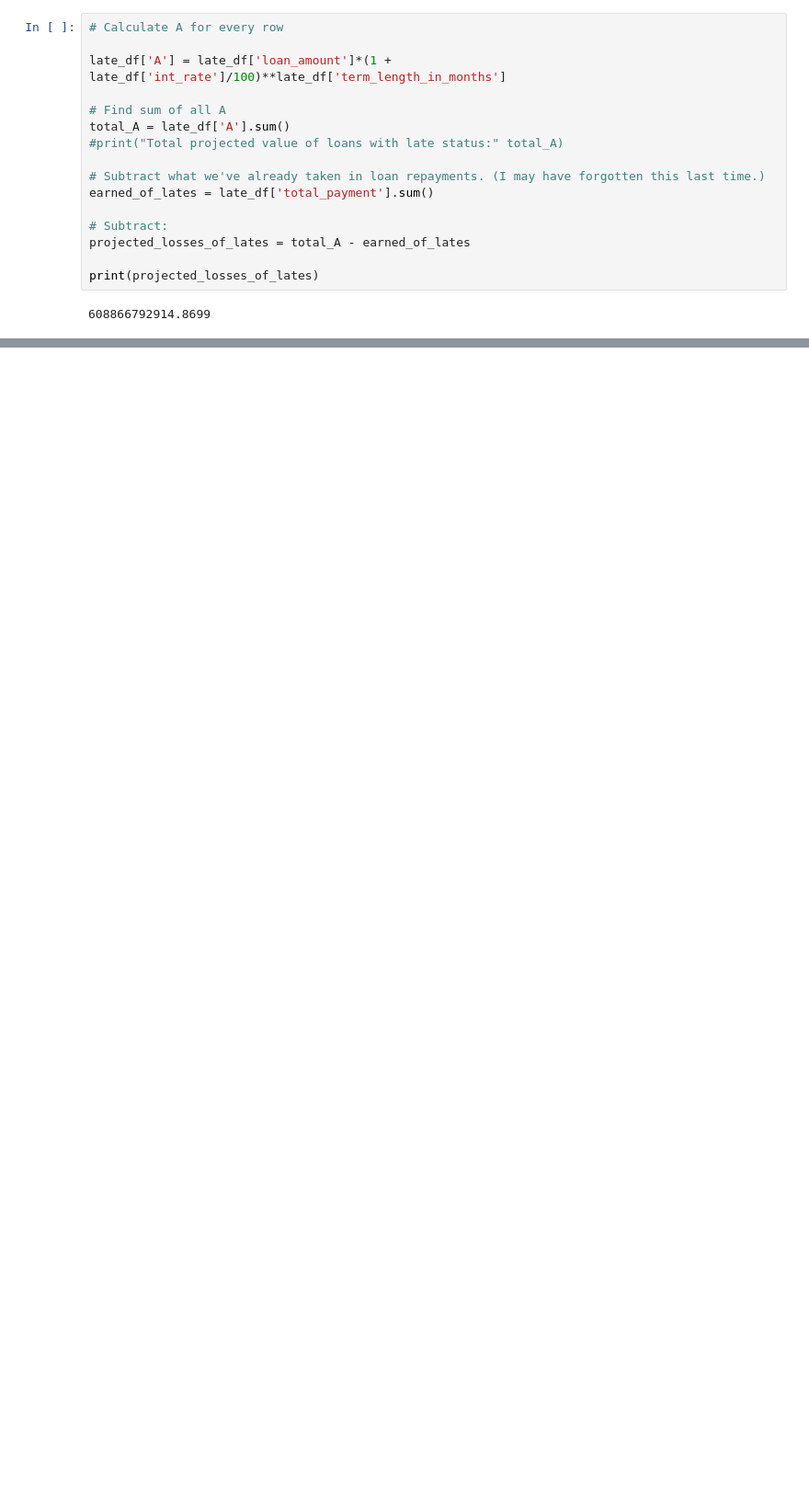
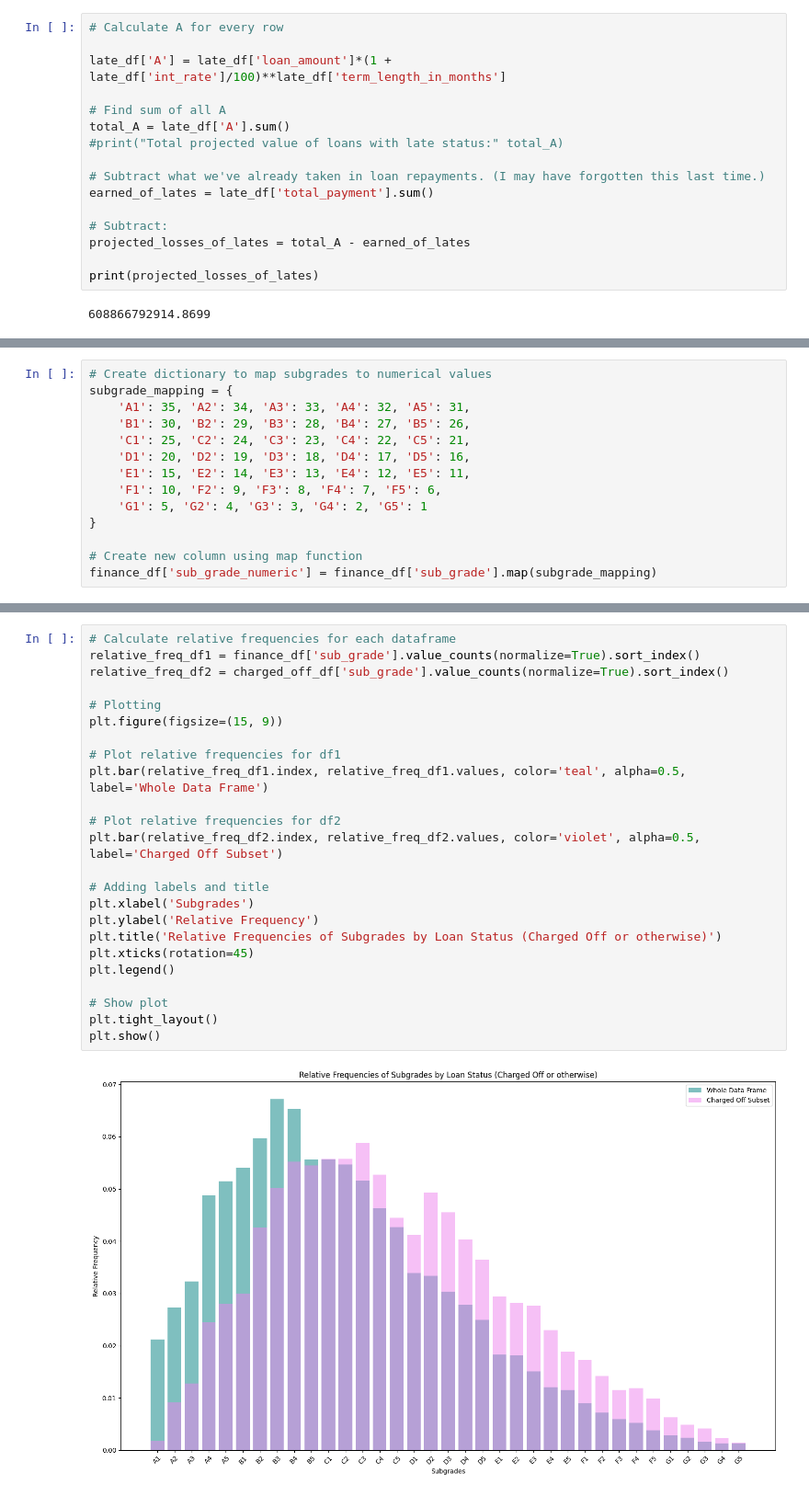
Before and after one commit to ThanksCheersHrng/exploratory-data-analysis---customer-loans-in-finance202, a Jupyter notebook: analysis_and_visualisation_workspace_1.ipynb, the cells around one changed output, grey strips where cells are left out. Shown at 92% size. Cells and saved outputs as stored; diff of their text form; blank space fills up the shorter version.

```diff
--- a/analysis_and_visualisation_workspace_1.ipynb
+++ b/analysis_and_visualisation_workspace_1.ipynb
@@ -505,0 +651,14 @@ This prompt is much more vauge and open-ended, so I'll set myself some precise g
+# %%
+# Create dictionary to map subgrades to numerical values
+subgrade_mapping = {
+    'A1': 35, 'A2': 34, 'A3': 33, 'A4': 32, 'A5': 31,
+    'B1': 30, 'B2': 29, 'B3': 28, 'B4': 27, 'B5': 26,
+    'C1': 25, 'C2': 24, 'C3': 23, 'C4': 22, 'C5': 21,
+    'D1': 20, 'D2': 19, 'D3': 18, 'D4': 17, 'D5': 16,
+    'E1': 15, 'E2': 14, 'E3': 13, 'E4': 12, 'E5': 11,
+    'F1': 10, 'F2': 9, 'F3': 8, 'F4': 7, 'F5': 6,
+    'G1': 5, 'G2': 4, 'G3': 3, 'G4': 2, 'G5': 1
+}
+
+# Create new column using map function
+finance_df['sub_grade_numeric'] = finance_df['sub_grade'].map(subgrade_mapping)
@@ -505,0 +701,26 @@ This prompt is much more vauge and open-ended, so I'll set myself some precise g
+# %%
+# Calculate relative frequencies for each dataframe
+relative_freq_df1 = finance_df['sub_grade'].value_counts(normalize=True).sort_index()
+relative_freq_df2 = charged_off_df['sub_grade'].value_counts(normalize=True).sort_index()
+
+# Plotting
+plt.figure(figsize=(15, 9))
+
+# Plot relative frequencies for df1
+plt.bar(relative_freq_df1.index, relative_freq_df1.values, color='teal', alpha=0.5, label='Whole Data Frame')
+
+# Plot relative frequencies for df2
+plt.bar(relative_freq_df2.index, relative_freq_df2.values, color='violet', alpha=0.5, label='Charged Off Subset')
+
+# Adding labels and title
+plt.xlabel('Subgrades')
+plt.ylabel('Relative Frequency')
+plt.title('Relative Frequencies of Subgrades by Loan Status (Charged Off or otherwise)')
+plt.xticks(rotation=45)
+plt.legend()
+
+# Show plot
+plt.tight_layout()
+plt.show()
+# %% [output]
+[figure, added]
```
Also changed, not shown: parts of 28 cells of this notebook.
